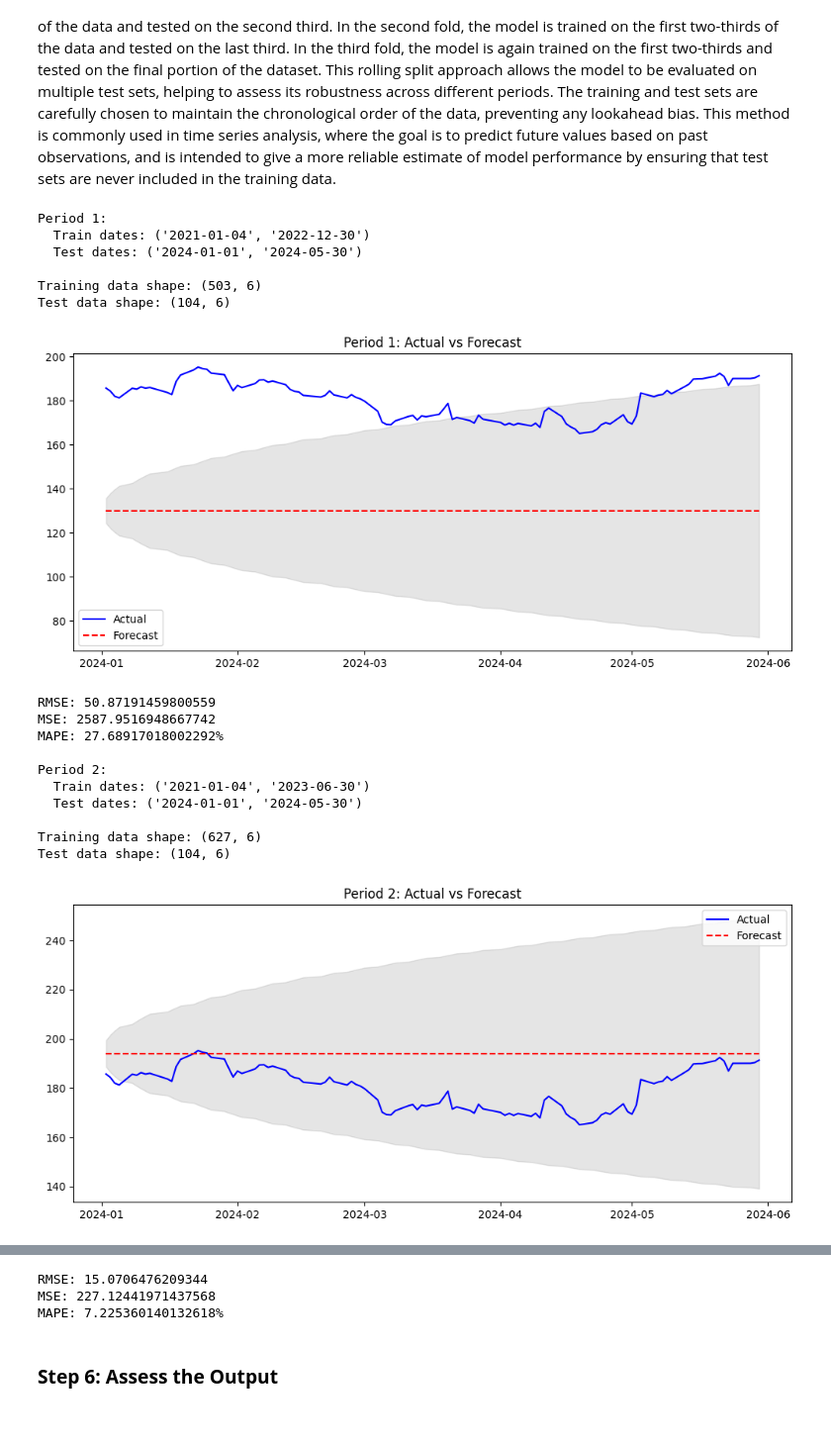
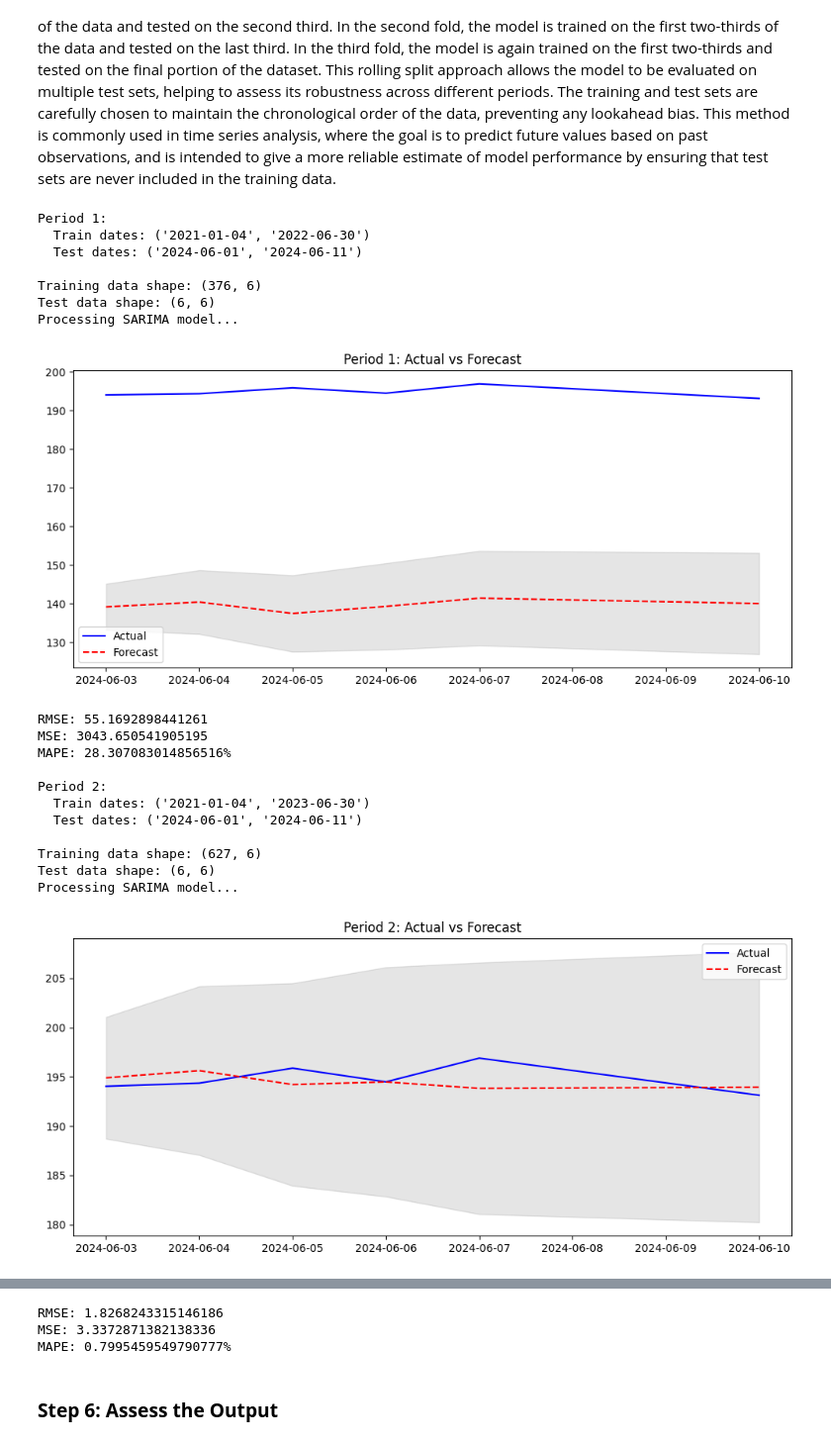
Before and after one commit to readingshapes/stock_forecasting, a Jupyter notebook: report copy 4.ipynb, the cells around one changed output, grey strips where cells are left out. Shown: that part at 99% size. Saved outputs shown, nothing was run; the diff lists cells and outputs as text; code cells hidden in the pictures.

```diff
--- a/report copy 4.ipynb
+++ b/report copy 4.ipynb
@@ -235,7 +235,7 @@ The stock ticker was specified, and multiple years of historical data for the se
 stock_select_str = "AAPL"
 
 # Initial load run
-stock_data = yf.download(stock_select_str, start='2021-01-01', end='2024-05-31', interval='1d')
+stock_data = yf.download(stock_select_str, start='2021-01-01', end='2024-06-11', interval='1d')
 # %% [output]
 [*********************100%%**********************]  1 of 1 completed
 # %% [markdown]
@@ -352,19 +352,19 @@ from sklearn.metrics import mean_squared_error
 # Define your rolling splits
 rolling_splits = [
     {
-        # ~2 years train data
-        "train_dates": ('2021-01-04', '2022-12-30'),
-        "test_dates": ('2024-01-01', '2024-05-30')
+        # ~1.5 years train data
+        "train_dates": ('2021-01-04', '2022-06-30'),
+        "test_dates": ('2024-06-01', '2024-06-11')
     },
     {
         # ~2.5 years train data
         "train_dates": ('2021-01-04', '2023-06-30'),
-        "test_dates": ('2024-01-01', '2024-05-30')
+        "test_dates": ('2024-06-01', '2024-06-11')
     },
     {
-        # ~3 years train data
-        "train_dates": ('2021-01-04', '2023-12-30'),
-        "test_dates": ('2024-01-01', '2024-05-30')
+        # ~3.5 years train data
+        "train_dates": ('2021-01-04', '2024-05-31'),
+        "test_dates": ('2024-06-01', '2024-06-11')
     }
 ]
 
@@ -405,46 +405,48 @@ for i, split in enumerate(rolling_splits):  # 'i' is the loop counter (index) fo
 
     # Plot predictions vs actual data
     plt.figure(figsize=(12, 5))
     plt.plot(test_data.index, test_data['Close'], color='blue', label='Actual')
     plt.plot(test_data.index, forecast_df['Forecast'], color='red', linestyle='--', label='Forecast')
     plt.fill_between(test_data.index, conf_int[:, 0], conf_int[:, 1], color='gray', alpha=0.2)
     plt.title(f"Period {i+1}: Actual vs Forecast")
     plt.legend()
     plt.show()
 
     # Calculate MSE (Mean Squared Error)
     mse = mean_squared_error(test_data['Close'], forecast_df['Forecast'])
 
     # Calculate RMSE (Root Mean Squared Error) from MSE
     rmse = np.sqrt(mse)
 
     # Calculate MAPE (Mean Absolute Percentage Error)
     actual_values = np.array(test_data['Close'])
     predicted_values = np.array(forecast_df['Forecast'])
 
     # Avoid division by zero and calculate MAPE
     mape = np.mean(np.abs((actual_values - predicted_values) / actual_values[actual_values != 0])) * 100 if np.any(actual_values != 0) else np.nan
 
     # Print the metrics
     print(f"RMSE: {rmse}")
     print(f"MSE: {mse}")
     print(f"MAPE: {mape}%\n")
 # %% [output]
 Period 1:
-  Train dates: ('2021-01-04', '2022-12-30')
-  Test dates: ('2024-01-01', '2024-05-30')
+  Train dates: ('2021-01-04', '2022-06-30')
+  Test dates: ('2024-06-01', '2024-06-11')
 
-Training data shape: (503, 6)
-Test data shape: (104, 6)
+Training data shape: (376, 6)
+Test data shape: (6, 6)
+Processing SARIMA model...
-[figure, old version]
+[figure, new version]
-RMSE: 50.87191459800559
-MSE: 2587.9516948667742
-MAPE: 27.68917018002292%
+RMSE: 55.1692898441261
+MSE: 3043.650541905195
+MAPE: 28.307083014856516%
 
 Period 2:
   Train dates: ('2021-01-04', '2023-06-30')
-  Test dates: ('2024-01-01', '2024-05-30')
+  Test dates: ('2024-06-01', '2024-06-11')
 
 Training data shape: (627, 6)
-Test data shape: (104, 6)
+Test data shape: (6, 6)
+Processing SARIMA model...
-[figure, old version]
+[figure, new version]
@@ -462,6 +465,6 @@ Test data shape: (104, 6)
-RMSE: 15.0706476209344
-MSE: 227.12441971437568
-MAPE: 7.225360140132618%
+RMSE: 1.8268243315146186
+MSE: 3.3372871382138336
+MAPE: 0.7995459549790777%
 # %% [markdown]
 ### **Step 6: Assess the Output**
 # %% [markdown]
```
Also changed, not shown: parts of 12 cells of this notebook.
